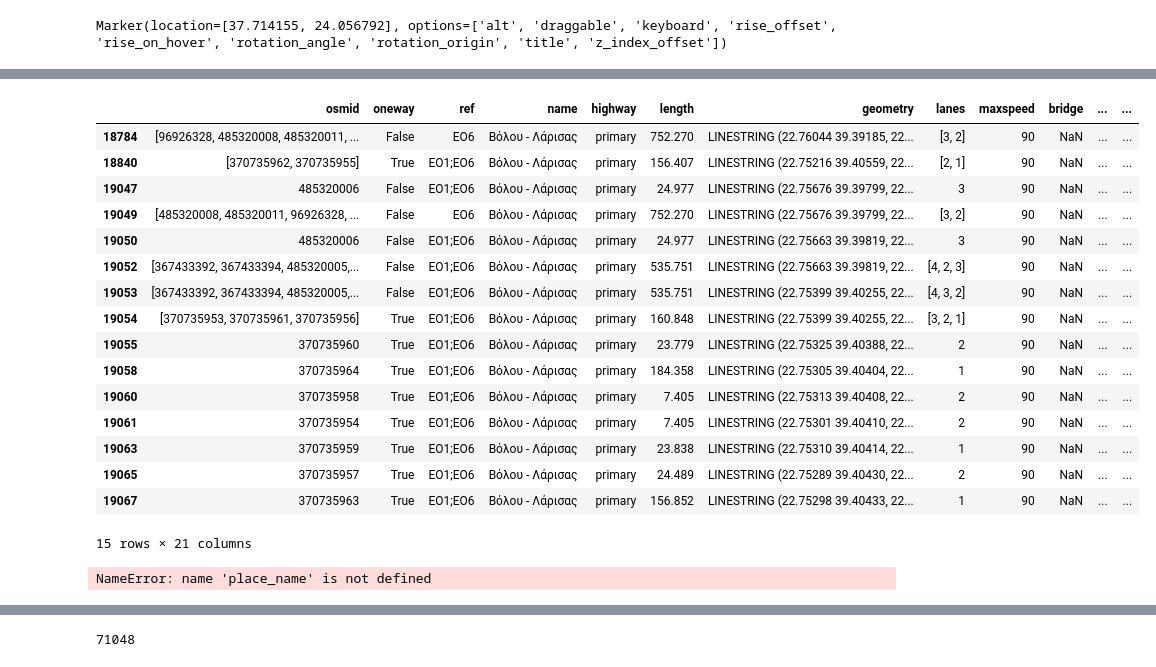
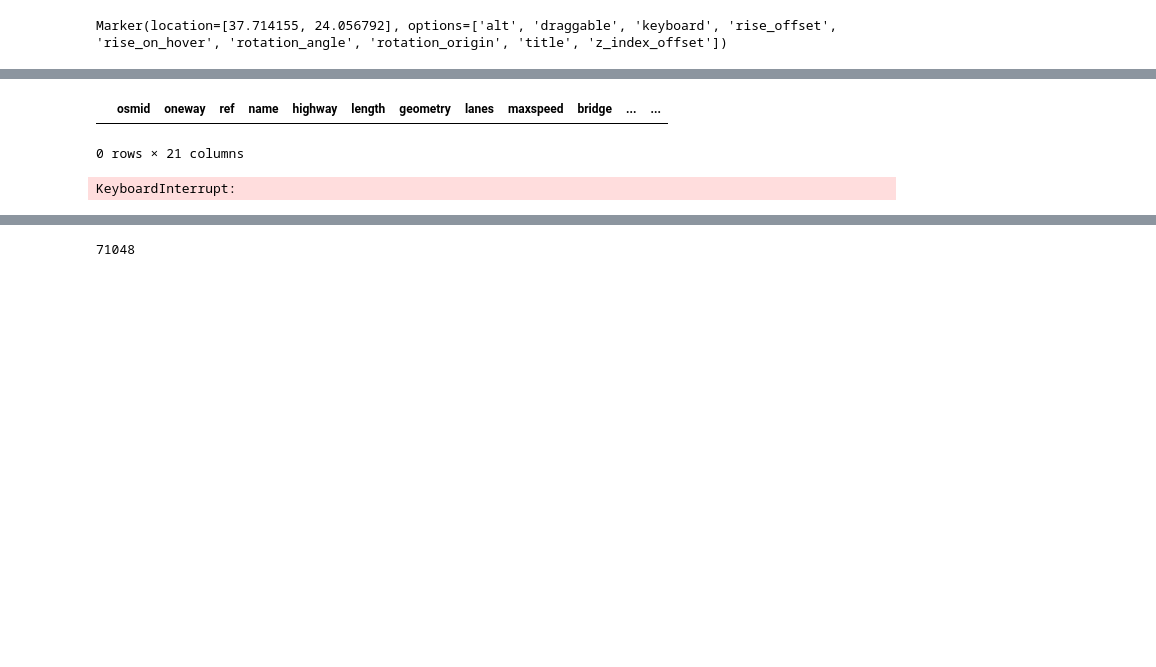
Before and after one commit to cbabalis/osm_project, a Jupyter notebook: src/networkx-osm-zografou.ipynb, the cells around one changed output, grey strips where cells are left out. Cells and saved outputs as stored; diff of their text form; code cells hidden in the pictures; blank space fills up the shorter version.

```diff
--- a/src/networkx-osm-zografou.ipynb
+++ b/src/networkx-osm-zografou.ipynb
@@ -8,7 +8,8 @@ from ipyleaflet import *
 # %%
 place_name = "Greece"
 ox.config(use_cache=True, log_console=True)
-cf = '["highway"~"motorway|motorway_link|trunk|secondary|primary"]'
+#cf = '["highway"~"motorway|motorway_link|trunk|secondary|primary"]'
+cf = '["highway"~"motorway|motorway_link|trunk|trunk_link|primary_link|primary"]'
 graph = ox.graph_from_place(place_name, network_type='drive', custom_filter=cf)
 fig, ax = ox.plot_graph(graph)
 # %% [output]
@@ -166,15 +153,3 @@ def update_edge_list(all_pairs_list, edges_list, col_name, cost):
     for pair in all_pairs_list:
         u, v = pair
         edges_list.loc[(edges_list.u == u) & (edges_list.v == v), col_name] += cost
-# %%
-add_load_column(edges)
-min_path_pairs_2 = get_nodes_pairs(shortest_path2)
-update_edge_list(min_path_pairs_2, edges, 'traffic', 700)
-loaded_edges_2 = edges.loc[edges['traffic'] >0]
-loaded_edges_2.to_csv('seven_hundred.csv')
-
-add_load_column(edges)
-min_path_pairs_1 = get_nodes_pairs(shortest_path)
-update_edge_list(min_path_pairs_1, edges, 'traffic', 300)
-loaded_edges_1 = edges.loc[edges['traffic'] >0]
-loaded_edges_1.to_csv('three_hundred.csv')
@@ -216,11 +181,3 @@ def split_osmid_field(loaded_edges):
         else:
             split_rows(df, splitted_rows, osmid_contents)
     return splitted_rows
-# %%
-add_load_column(edges)
-shortest_path = get_shortest_path(graph, 26738598, 2392016651)
-min_path_pairs = get_nodes_pairs(shortest_path)
-update_edge_list(min_path_pairs, edges, 'traffic', 300)
-loaded_edges = edges.loc[edges['traffic'] >0]
-#loaded_edges['osmid'] = loaded_edges['osmid'].astype(str)
-loaded_edges.to_csv('minpath.csv')
@@ -288,27 +241,12 @@ edges.loc[edges['traffic'] >400]
 # %%
-    edges[edges['name'] == 'Βόλου - Λάρισας']
+    edges[edges['name'] == 'Καναλλάκι - Νεράιδα']
 # %% [output]
 |  | osmid | oneway | ref | name | highway | length | geometry | lanes | maxspeed | bridge | ... | ... |
-| 18784 | [96926328, 485320008, 485320011, ... | False | ΕΟ6 | Βόλου - Λάρισας | primary | 752.270 | LINESTRING (22.76044 39.39185, 22... | [3, 2] | 90 | NaN | ... | ... |
-| 18840 | [370735962, 370735955] | True | ΕΟ1;ΕΟ6 | Βόλου - Λάρισας | primary | 156.407 | LINESTRING (22.75216 39.40559, 22... | [2, 1] | 90 | NaN | ... | ... |
-| 19047 | 485320006 | False | ΕΟ1;ΕΟ6 | Βόλου - Λάρισας | primary | 24.977 | LINESTRING (22.75676 39.39799, 22... | 3 | 90 | NaN | ... | ... |
-| 19049 | [485320008, 485320011, 96926328, ... | False | ΕΟ6 | Βόλου - Λάρισας | primary | 752.270 | LINESTRING (22.75676 39.39799, 22... | [3, 2] | 90 | NaN | ... | ... |
-| 19050 | 485320006 | False | ΕΟ1;ΕΟ6 | Βόλου - Λάρισας | primary | 24.977 | LINESTRING (22.75663 39.39819, 22... | 3 | 90 | NaN | ... | ... |
-| 19052 | [367433392, 367433394, 485320005,... | False | ΕΟ1;ΕΟ6 | Βόλου - Λάρισας | primary | 535.751 | LINESTRING (22.75663 39.39819, 22... | [4, 2, 3] | 90 | NaN | ... | ... |
-| 19053 | [367433392, 367433394, 485320005,... | False | ΕΟ1;ΕΟ6 | Βόλου - Λάρισας | primary | 535.751 | LINESTRING (22.75399 39.40255, 22... | [4, 3, 2] | 90 | NaN | ... | ... |
-| 19054 | [370735953, 370735961, 370735956] | True | ΕΟ1;ΕΟ6 | Βόλου - Λάρισας | primary | 160.848 | LINESTRING (22.75399 39.40255, 22... | [3, 2, 1] | 90 | NaN | ... | ... |
-| 19055 | 370735960 | True | ΕΟ1;ΕΟ6 | Βόλου - Λάρισας | primary | 23.779 | LINESTRING (22.75325 39.40388, 22... | 2 | 90 | NaN | ... | ... |
-| 19058 | 370735964 | True | ΕΟ1;ΕΟ6 | Βόλου - Λάρισας | primary | 184.358 | LINESTRING (22.75305 39.40404, 22... | 1 | 90 | NaN | ... | ... |
-| 19060 | 370735958 | True | ΕΟ1;ΕΟ6 | Βόλου - Λάρισας | primary | 7.405 | LINESTRING (22.75313 39.40408, 22... | 2 | 90 | NaN | ... | ... |
-| 19061 | 370735954 | True | ΕΟ1;ΕΟ6 | Βόλου - Λάρισας | primary | 7.405 | LINESTRING (22.75301 39.40410, 22... | 2 | 90 | NaN | ... | ... |
-| 19063 | 370735959 | True | ΕΟ1;ΕΟ6 | Βόλου - Λάρισας | primary | 23.838 | LINESTRING (22.75310 39.40414, 22... | 1 | 90 | NaN | ... | ... |
-| 19065 | 370735957 | True | ΕΟ1;ΕΟ6 | Βόλου - Λάρισας | primary | 24.489 | LINESTRING (22.75289 39.40430, 22... | 2 | 90 | NaN | ... | ... |
-| 19067 | 370735963 | True | ΕΟ1;ΕΟ6 | Βόλου - Λάρισας | primary | 156.852 | LINESTRING (22.75298 39.40433, 22... | 1 | 90 | NaN | ... | ... |
-15 rows × 21 columns
+0 rows × 21 columns
 # %%
-simple_graph = ox.graph_from_place(place_name, network_type='drive', simplify=False, custom_filter=cf)
-simple_nodes, simple_edges = ox.graph_to_gdfs(simple_graph)
+#simple_graph = ox.graph_from_place(place_name, network_type='drive', simplify=False, custom_filter=cf)
+#simple_nodes, simple_edges = ox.graph_to_gdfs(simple_graph)
 # %% [output]
-NameError: name 'place_name' is not defined
+KeyboardInterrupt:
 # %%
 len(simple_edges)
```
Also changed, not shown: parts of 23 cells of this notebook, 1 other file.
